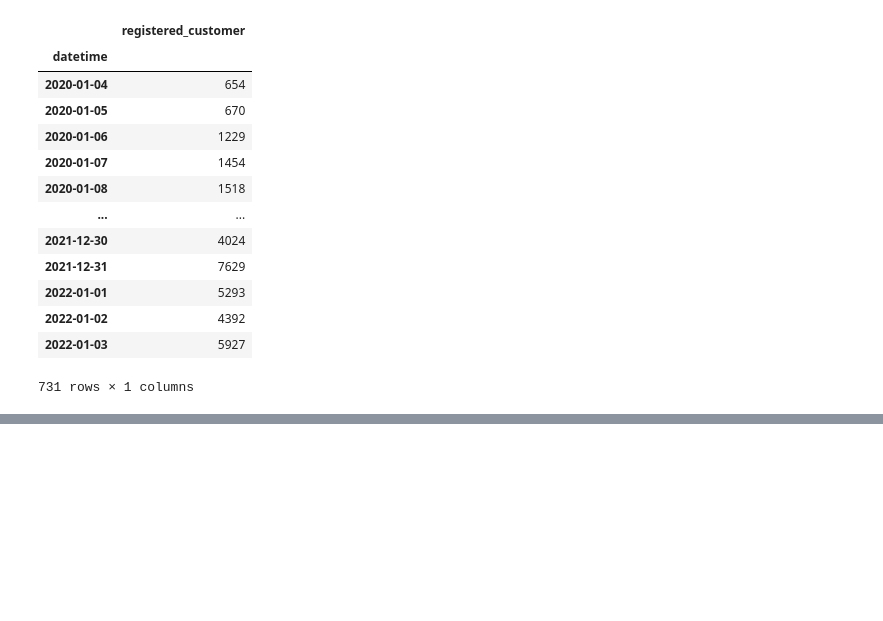
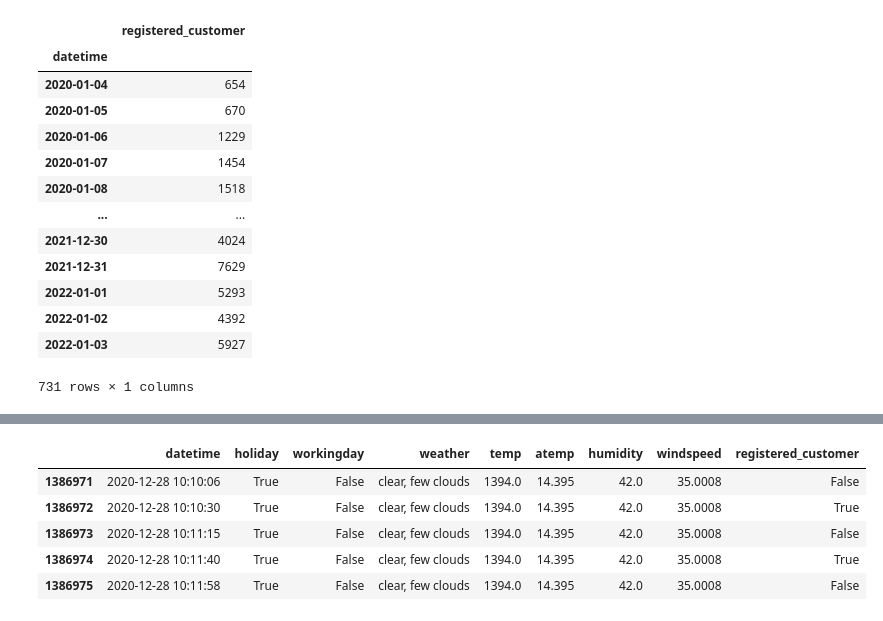
Before and after one commit to P-AEL/K-ppers-Projekt1, a Jupyter notebook: Flo.ipynb, the cells around one changed output, grey strips where cells are left out. Cells and saved outputs as stored; diff of their text form; code cells hidden in the pictures; blank space fills up the shorter version.

```diff
--- a/Flo.ipynb
+++ b/Flo.ipynb
@@ -33,0 +57,10 @@ px.line(df_rcus, x=df_rcus.index, y="registered_customer")
+# %%
+d_mistake1 = org_data_clean[((org_data_clean.datetime.between("2020-12-27", "2020-12-29"))&(org_data_clean.temp >30))]
+d_mistake1.head(5)
+# %% [output]
+|  | datetime | holiday | workingday | weather | temp | atemp | humidity | windspeed | registered_customer |
+| 1386971 | 2020-12-28 10:10:06 | True | False | clear, few clouds | 1394.0 | 14.395 | 42.0 | 35.0008 | False |
+| 1386972 | 2020-12-28 10:10:30 | True | False | clear, few clouds | 1394.0 | 14.395 | 42.0 | 35.0008 | True |
+| 1386973 | 2020-12-28 10:11:15 | True | False | clear, few clouds | 1394.0 | 14.395 | 42.0 | 35.0008 | False |
+| 1386974 | 2020-12-28 10:11:40 | True | False | clear, few clouds | 1394.0 | 14.395 | 42.0 | 35.0008 | True |
+| 1386975 | 2020-12-28 10:11:58 | True | False | clear, few clouds | 1394.0 | 14.395 | 42.0 | 35.0008 | False |
```
Also changed, not shown: parts of 17 cells of this notebook, 2 other files.
